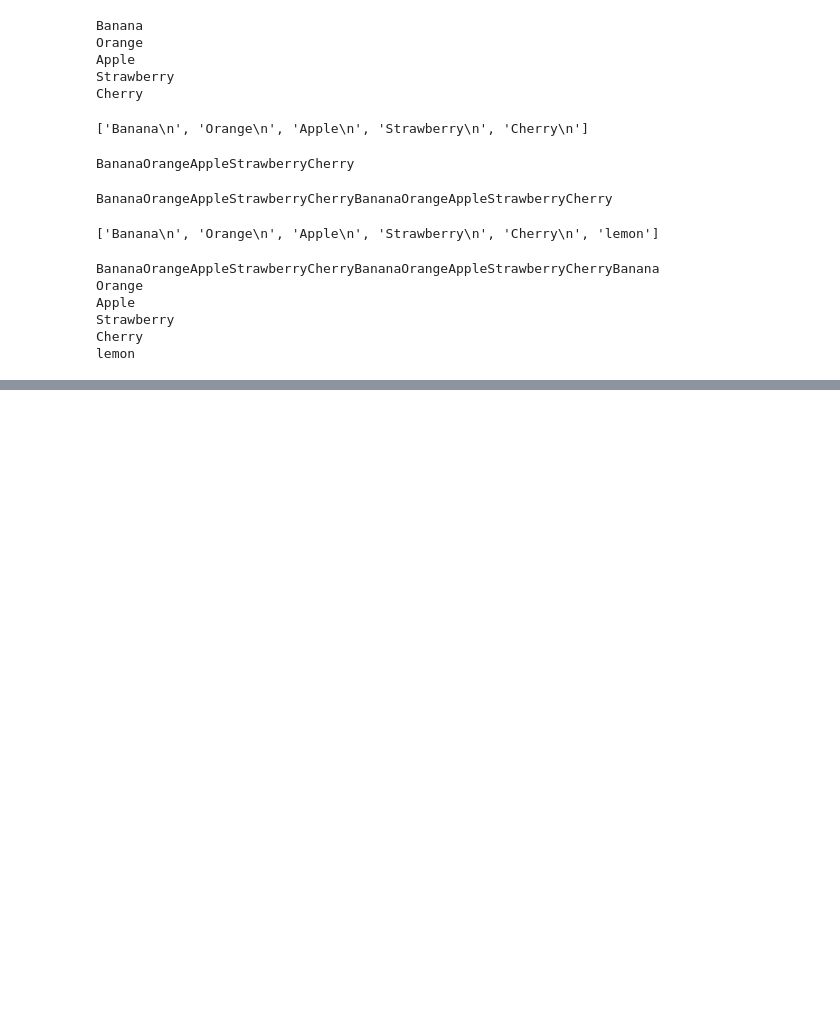
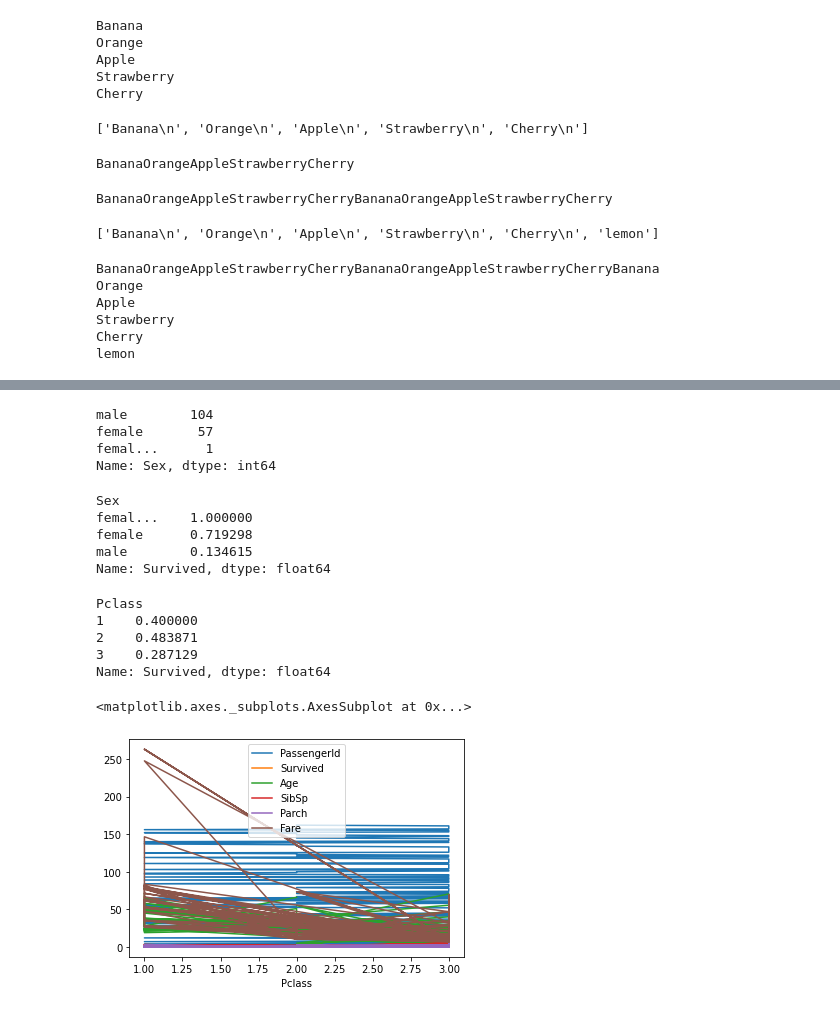
Before and after one commit to tariksitki/My_Colab_Python_Works, a Jupyter notebook: Working_with_Files.ipynb, the cells around one changed output, grey strips where cells are left out. Drawn from its saved outputs; the diff is of its cells as text; code cells hidden in the pictures; blank space fills up the shorter version.

```diff
--- a/Working_with_Files.ipynb
+++ b/Working_with_Files.ipynb
@@ -1446,0 +1815,5 @@ Ebedi yurdumun üstünde benim inlemeli.
+# %%
+import pandas as pd # pandas olmasaydi pip install pandas
+
+df = pd.read_csv("titanic.csv")  #dataframe kisaltmsi
+df
@@ -1446,0 +1855,7 @@ Ebedi yurdumun üstünde benim inlemeli.
+# %%
+df.Sex.value_counts(dropna = False)
+# %% [output]
+male        104
+female       57
+femal...      1
+Name: Sex, dtype: int64
@@ -1446,0 +1864,21 @@ Ebedi yurdumun üstünde benim inlemeli.
+# %%
+df.groupby("Sex")["Survived"].mean()
+# %% [output]
+Sex
+femal...    1.000000
+female      0.719298
+male        0.134615
+Name: Survived, dtype: float64
+# %%
+df.groupby("Pclass")["Survived"].mean()
+# %% [output]
+Pclass
+1    0.400000
+2    0.483871
+3    0.287129
+Name: Survived, dtype: float64
+# %%
+df.plot("Pclass")
+# %% [output]
+<matplotlib.axes._subplots.AxesSubplot at 0x...>
+[figure, added]
```
Also changed, not shown: parts of 44 cells of this notebook.
